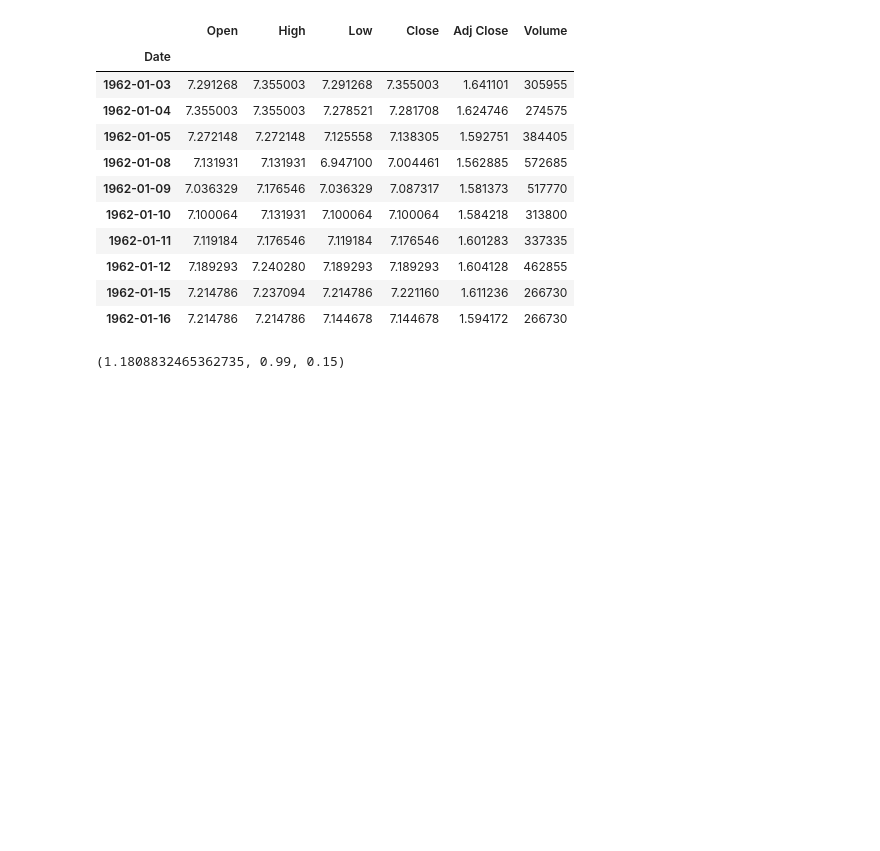
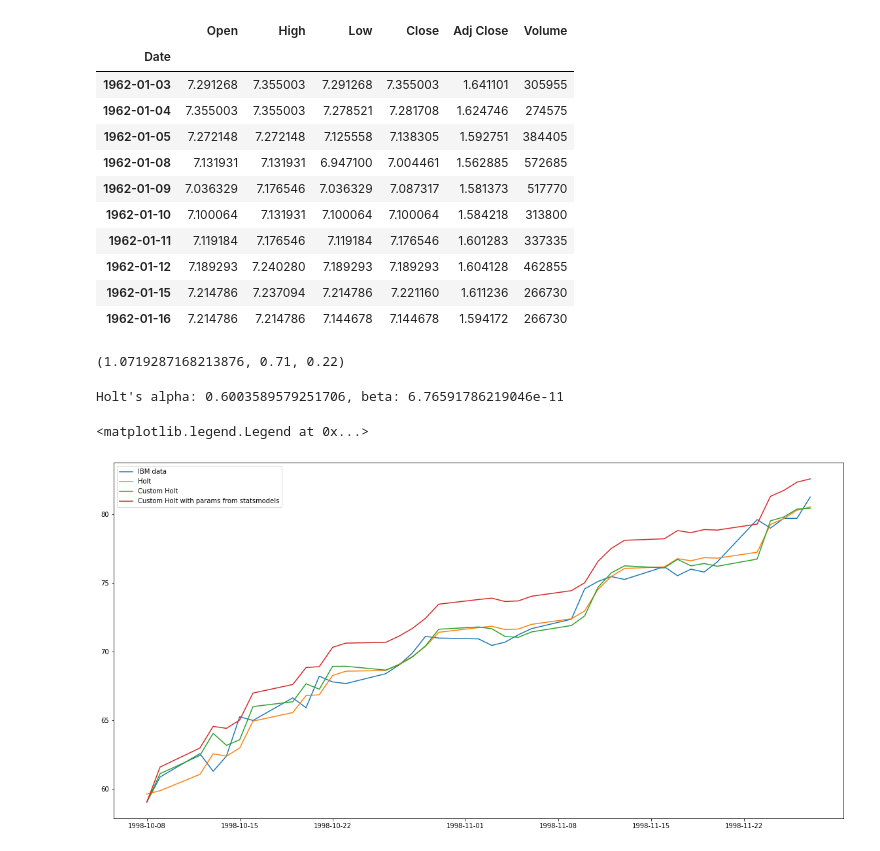
Before and after one commit to luk9400/time-series, a Jupyter notebook: lab4/Task1.ipynb, the cells around one changed output. Drawn from its saved outputs; the diff is of its cells as text; code cells hidden in the pictures; blank space fills up the shorter version.

```diff
--- a/lab4/Task1.ipynb
+++ b/lab4/Task1.ipynb
@@ -43,7 +44,7 @@ def trend_eq(beta, l_t, l_t1, b):
 def custom_holt(values, alpha, beta):
     results = [values[0]]
     trend = [values[1] - values[0]]
-    level = [level_eq(alpha, values[0], 0, trend[0])]
+    level = [values[0]]
 
     for idx, y in enumerate(values):
         if idx + 1 == len(values):
@@ -66,4 +67,21 @@ for alpha in [x / 100 for x in range(100)]:
 best = min(results, key=lambda x: x[0])
 print(best)
 # %% [output]
-(1.1808832465362735, 0.99, 0.15)
+(1.0719287168213876, 0.71, 0.22)
+# %%
+fit_holt = Holt(filtered_df).fit()
+print(f"Holt's alpha: {fit_holt.params['smoothing_level']}, beta: {fit_holt.params['smoothing_trend']}")
+# %% [output]
+Holt's alpha: 0.6003589579251706, beta: 6.76591786219046e-11
+# %%
+plt.figure(figsize=(20,10))
+
+
+plt.plot(filtered_df)
+plt.plot(fit_holt.fittedvalues)
+plt.plot(filtered_df.index, custom_holt(values, best[1], best[2]))
+plt.plot(filtered_df.index, custom_holt(values, 0.6003589579251706, 6.76591786219046e-11))
+plt.legend(["IBM data", "Holt", "Custom Holt", "Custom Holt with params from statsmodels"])
+# %% [output]
+<matplotlib.legend.Legend at 0x...>
+[figure, added]
```
Also changed, not shown: parts of 1 cell of this notebook, 2 other files.
